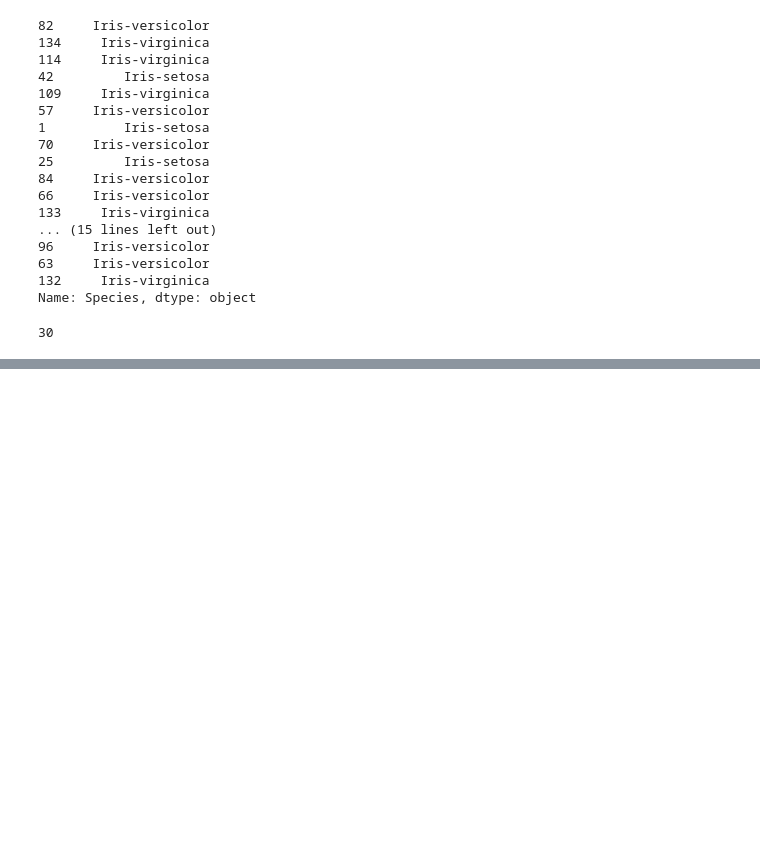
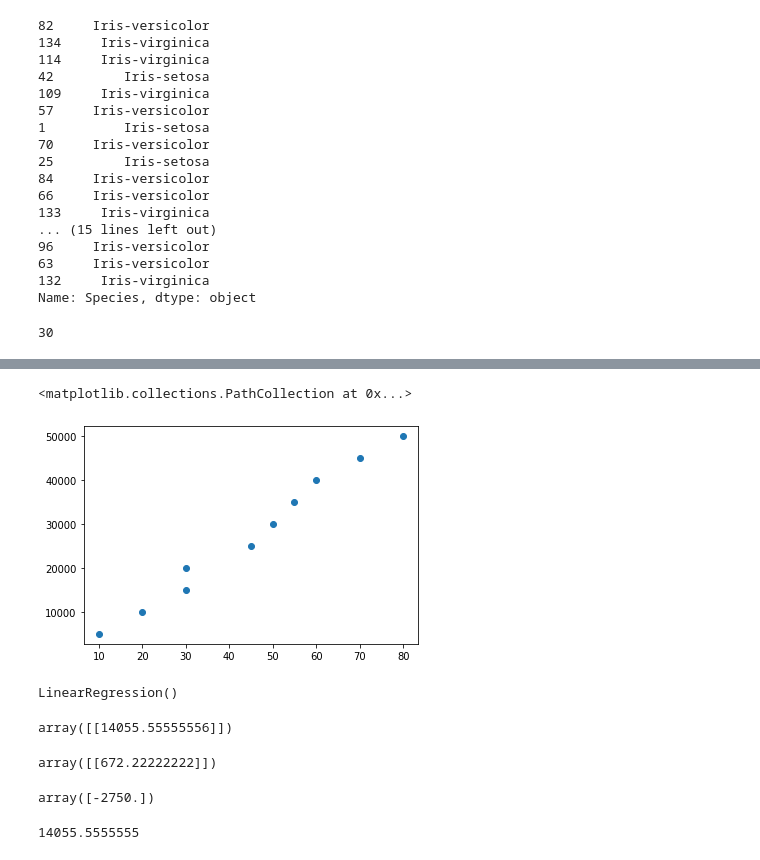
Before and after one commit to Rushi9867/INeuron, a Jupyter notebook: Live 5MinEngi/June18.ipynb, the cells around one changed output, grey strips where cells are left out. Drawn from its saved outputs; the diff is of its cells as text; code cells hidden in the pictures; blank space fills up the shorter version.

```diff
--- a/Live 5MinEngi/June18.ipynb
+++ b/Live 5MinEngi/June18.ipynb
@@ -400,0 +403,4 @@ Y_test.count()
+# %%
+import pandas as pd
+data2 = pd.read_csv("abc.csv")
+data2.head(10)
@@ -400,0 +419,30 @@ Y_test.count()
+# %%
+import matplotlib.pyplot as plt
+plt.scatter(data2['distance'],data2['price'])
+# %% [output]
+<matplotlib.collections.PathCollection at 0x...>
+[figure, added]
+# %%
+from sklearn.linear_model import LinearRegression
+reg = LinearRegression()
+x = data2[['distance']]
+y = data2[['price']]
+reg.fit(x,y)
+# %% [output]
+LinearRegression()
+# %%
+reg.predict([[25]])
+# %% [output]
+array([[14055.55555556]])
+# %%
+reg.coef_
+# %% [output]
+array([[672.22222222]])
+# %%
+reg.intercept_
+# %% [output]
+array([-2750.])
+# %%
+25*672.22222222-2750.0000000000036
+# %% [output]
+14055.5555555
```
Also changed, not shown: parts of 39 cells of this notebook, 13 other files.
